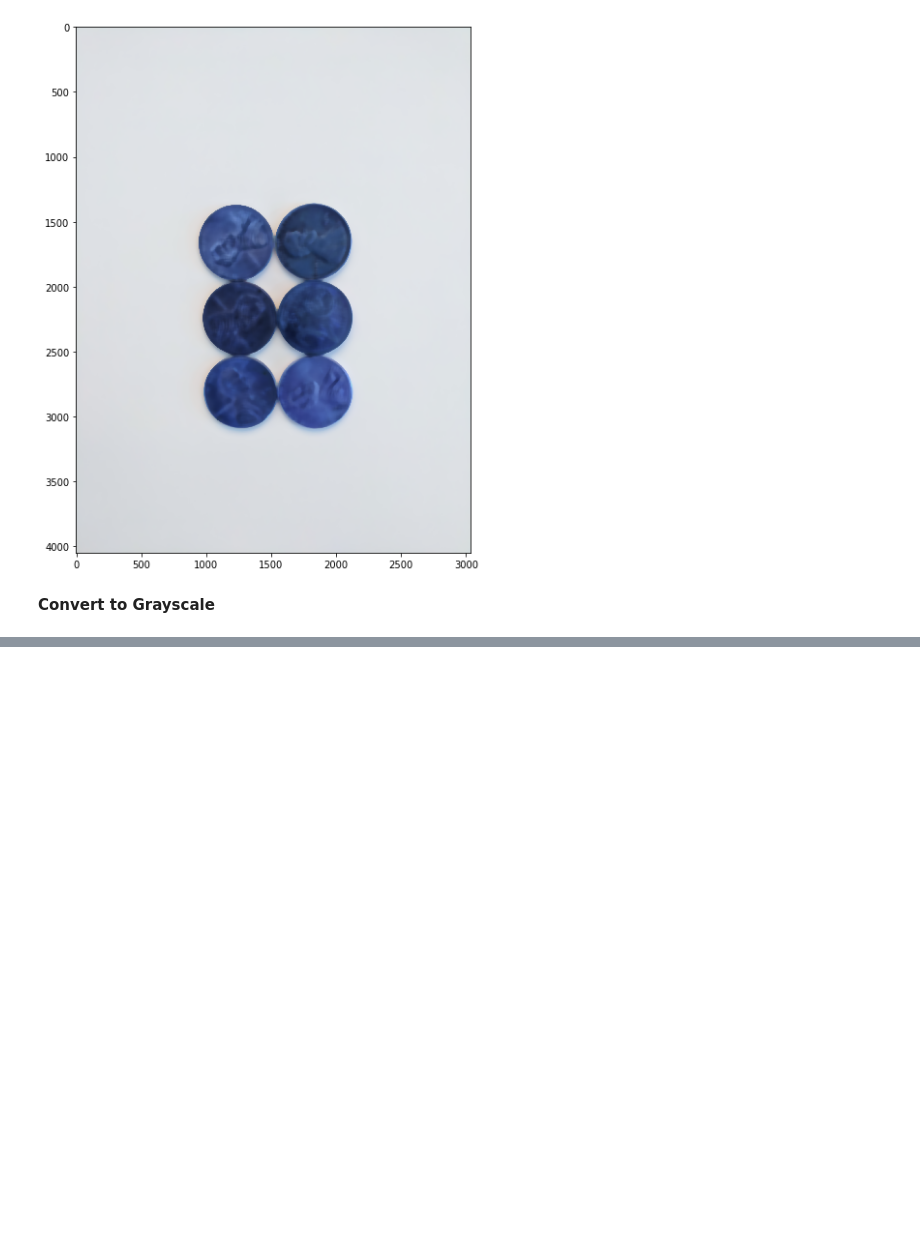
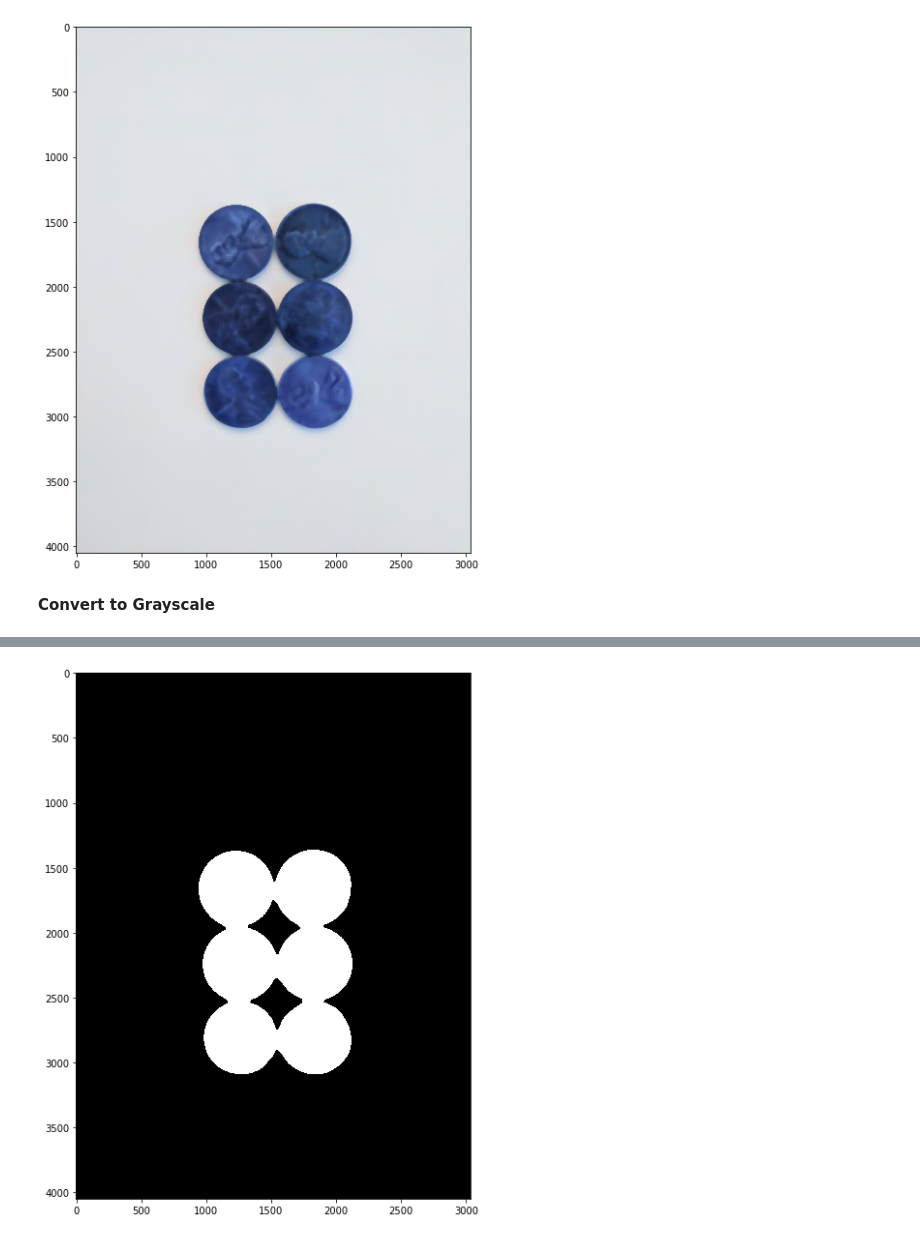
Before and after one commit to neemiasbsilva/object-detection-opencv, a Jupyter notebook: apply-watershed-algorithm.ipynb, the cells around one changed output, grey strips where cells are left out. Drawn from its saved outputs; the diff is of its cells as text; code cells hidden in the pictures; blank space fills up the shorter version.

```diff
--- a/apply-watershed-algorithm.ipynb
+++ b/apply-watershed-algorithm.ipynb
@@ -83,0 +90,6 @@ gray
+# %%
+ret, threshold = cv2.threshold(gray, 0, 255, cv2.THRESH_BINARY_INV+cv2.THRESH_OTSU)
+# %%
+display(threshold)
+# %% [output]
+[figure, added]
```
Also changed, not shown: parts of 4 cells of this notebook.
